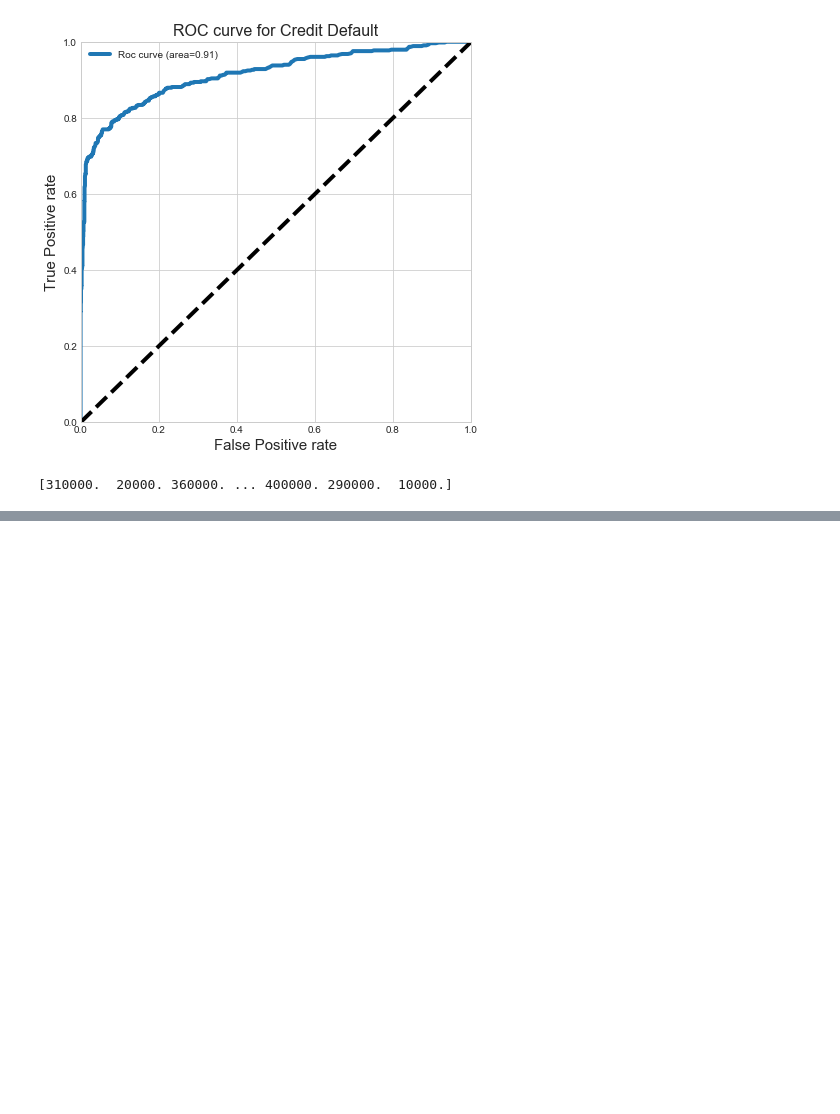
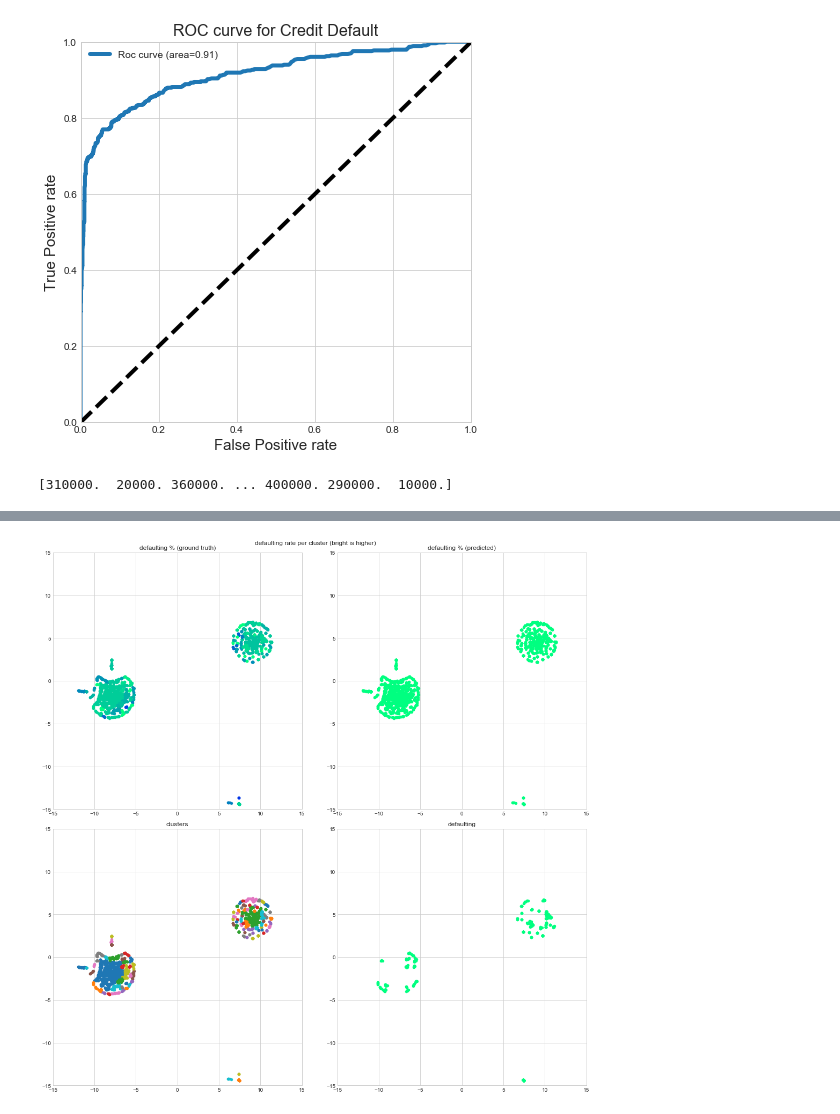
Before and after one commit to innovator-arjun/Credit-Card-AL-ML-Analytics, a Jupyter notebook: Credit Card Farud ML-AI-Python_Analytics.ipynb, the cells around one changed output, grey strips where cells are left out. Cells and saved outputs as stored; diff of their text form; code cells hidden in the pictures; blank space fills up the shorter version.

```diff
--- a/Credit Card Farud ML-AI-Python_Analytics.ipynb
+++ b/Credit Card Farud ML-AI-Python_Analytics.ipynb
@@ -1271,0 +1323,4 @@ NameError: name 'clusters' is not defined
+# %%
+sel = ((cl_df['f1']>0.7) | (cl_df['accuracy']>0.82))
+clusters_topsel = cl_df[sel]
+clusters_topsel.sample(20)
@@ -1272,3 +1345,38 @@ NameError: name 'clusters' is not defined
+# %%
+fig,ax = plt.subplots(2,2)
+fig.set_size_inches(15,15)
+
+cmap = plt.cm.winter_r
+color_true = cl_df['rate_truth'].apply(cmap)
+color_pred = cl_df['rate_pred'].apply(cmap)
+
+for i in [0,1]:
+    for j in [0,1]:
+        ax[i,j].set_xlim([-15, 15])
+        ax[i,j].set_ylim([-15, 15])
+
+for i in range(len(clusters)):
+    d = samples[clusters[i],:]
+
+    ax[0,0].scatter(d[:,0], d[:,1], s=20, color=color_true[i])
+    ax[0,1].scatter(d[:,0], d[:,1], s=20, color=color_pred[i])
+
+    ax[1,0].scatter(d[:,0], d[:,1], s=20)
+    if i in clusters_topsel.index:
+        ax[1,1].scatter(d[:,0], d[:,1], s=20, color=color_pred[i])
+
+fig.suptitle("defaulting rate per cluster (bright is higher)")
+
+ax[0,0].set_title("defaulting % (ground truth)")
+ax[0,1].set_title("defaulting % (predicted)")
+
+ax[1,0].set_title('clusters')
+ax[1,1].set_title('defaulting')
+
+plt.tight_layout(pad=3, w_pad=4, h_pad=1.0)
+plt.show()
+# %% [output]
+[figure, added]
 # %%
 #exporting the result in excel format
 # %%
```
Also changed, not shown: parts of 17 cells of this notebook.
